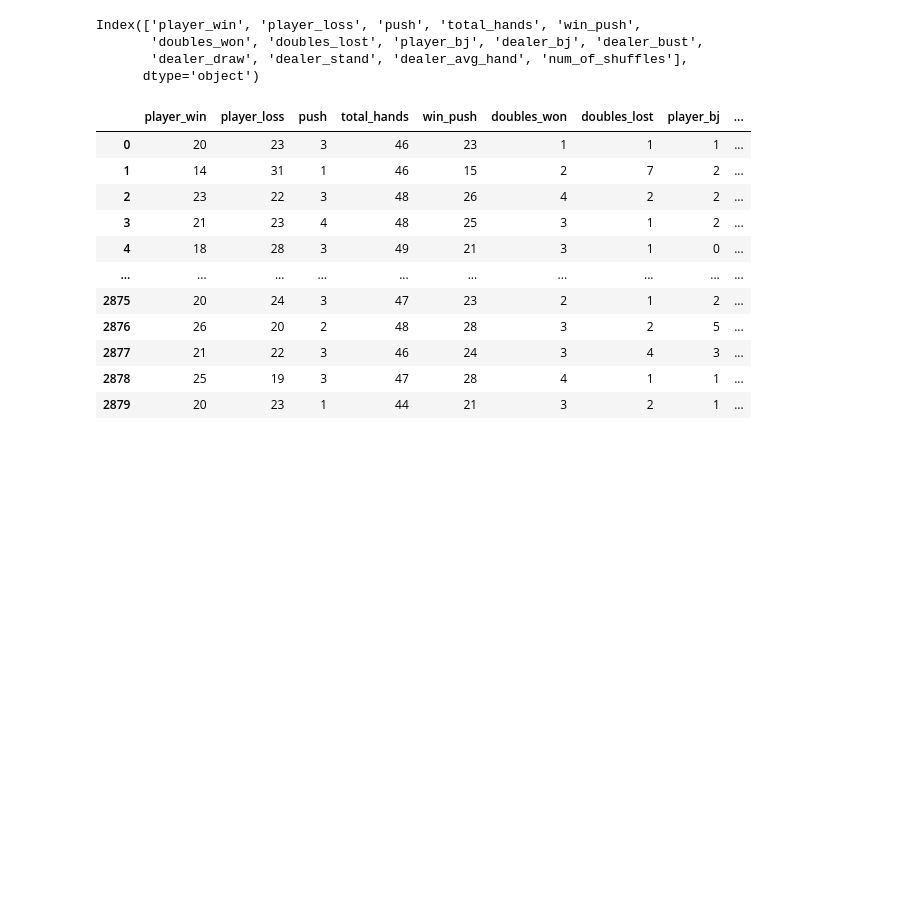
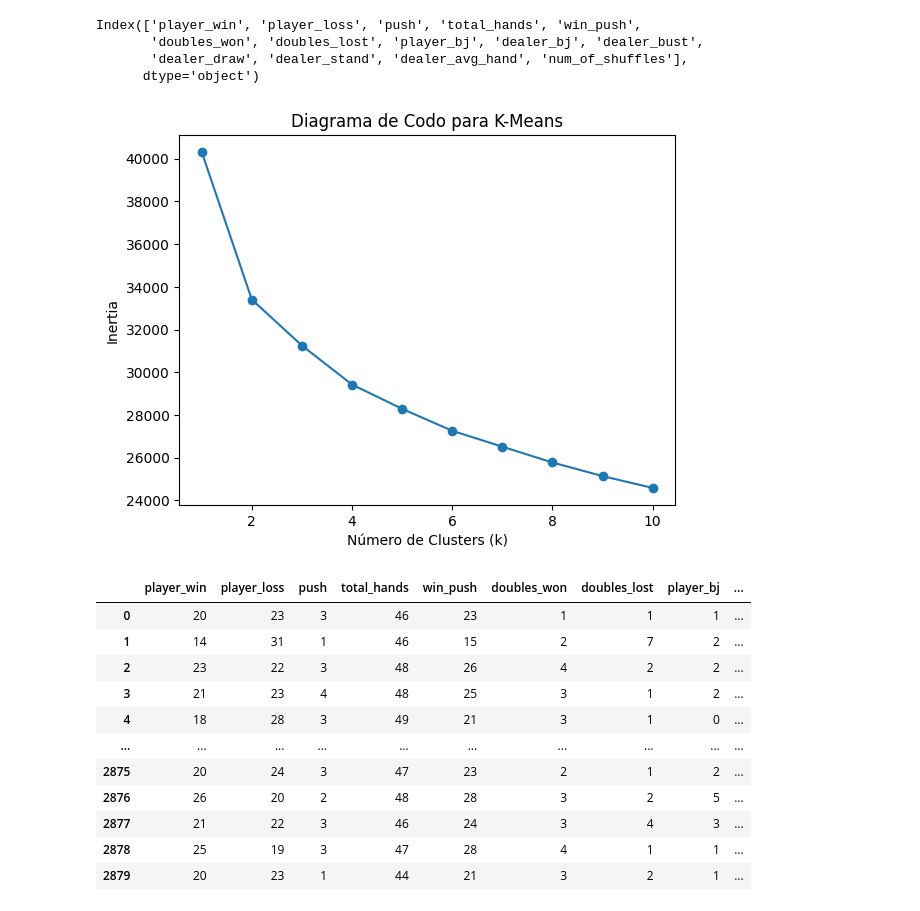
Before and after one commit to Giorgio6846/TrabajoFinal-IA, a Jupyter notebook: dataset/workspaceAddict/Untitled.ipynb, the cells around one changed output. Saved outputs shown, nothing was run; the diff lists cells and outputs as text; code cells hidden in the pictures; blank space fills up the shorter version.

Commit message:
Diagrama de kodo y coeficiente de silueta Clustering

```diff
--- a/dataset/workspaceAddict/Untitled.ipynb
+++ b/dataset/workspaceAddict/Untitled.ipynb
@@ -79,6 +79,25 @@ preprocessor = ColumnTransformer(
 # %%
 #Aplicamos la transformacion
 X = preprocessor.fit_transform(df)
+# %%
+#Diagrama de codo
+k_values = range(1, 11)
+# Inercia / distancia promedio a los clusters
+inertia = []
+k_values = range(1, 11)
+
+for k in k_values:
+    kmeans = KMeans(n_clusters=k, random_state=42)
+    kmeans.fit(X)
+    inertia.append(kmeans.inertia_)
+
+plt.plot(k_values, inertia, marker='o')
+plt.xlabel('Número de Clusters (k)')
+plt.ylabel('Inertia')
+plt.title('Diagrama de Codo para K-Means')
+plt.show()
+# %% [output]
+[figure, added]
 # %%
 #Aplicamos Kmeans diviendolo en 2 clusters (grupos)
 kmeans = KMeans(n_clusters=2, random_state=42)  #Ajustar el número de clusters
```
Also changed, not shown: parts of 4 cells of this notebook, 7 other files.
